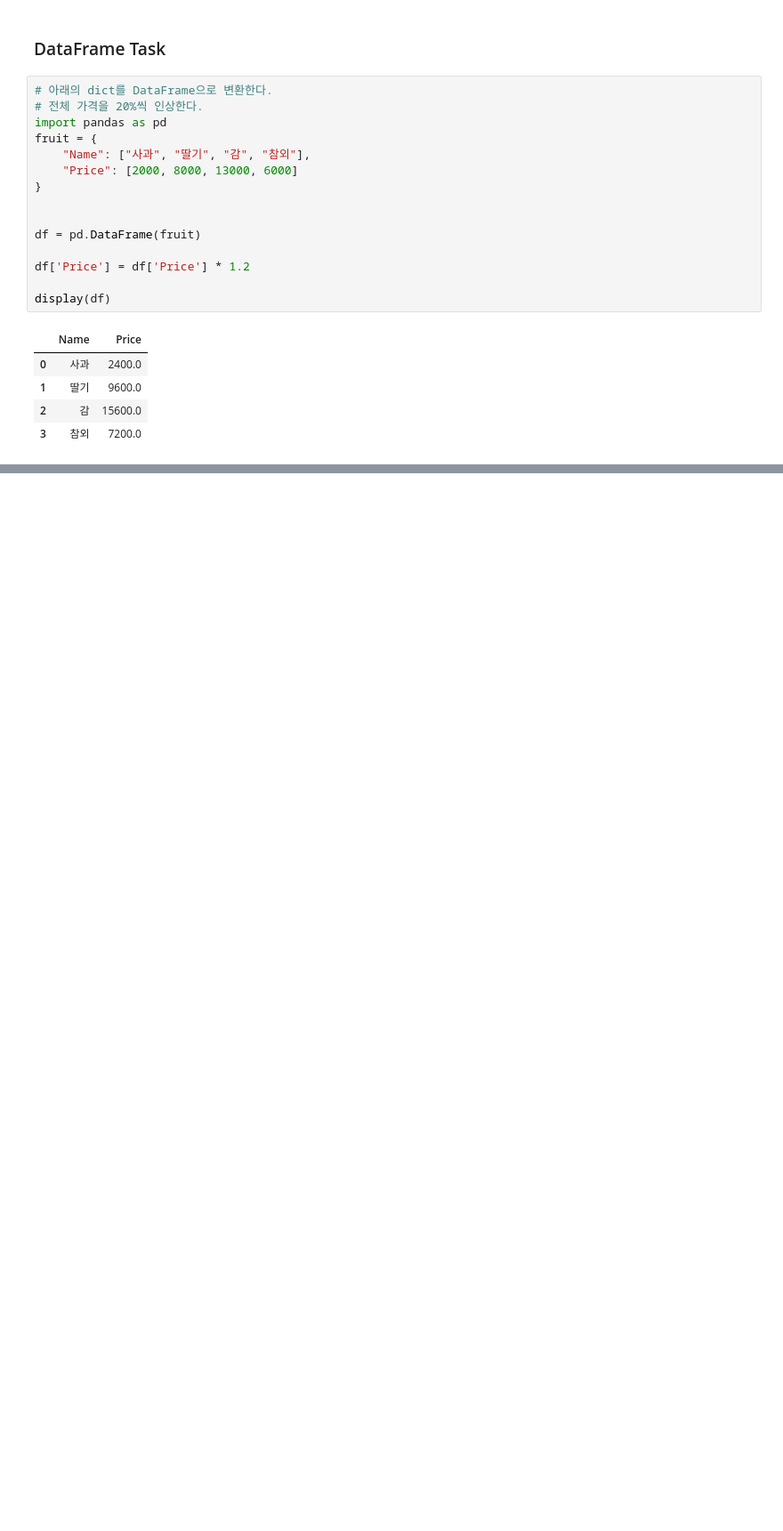
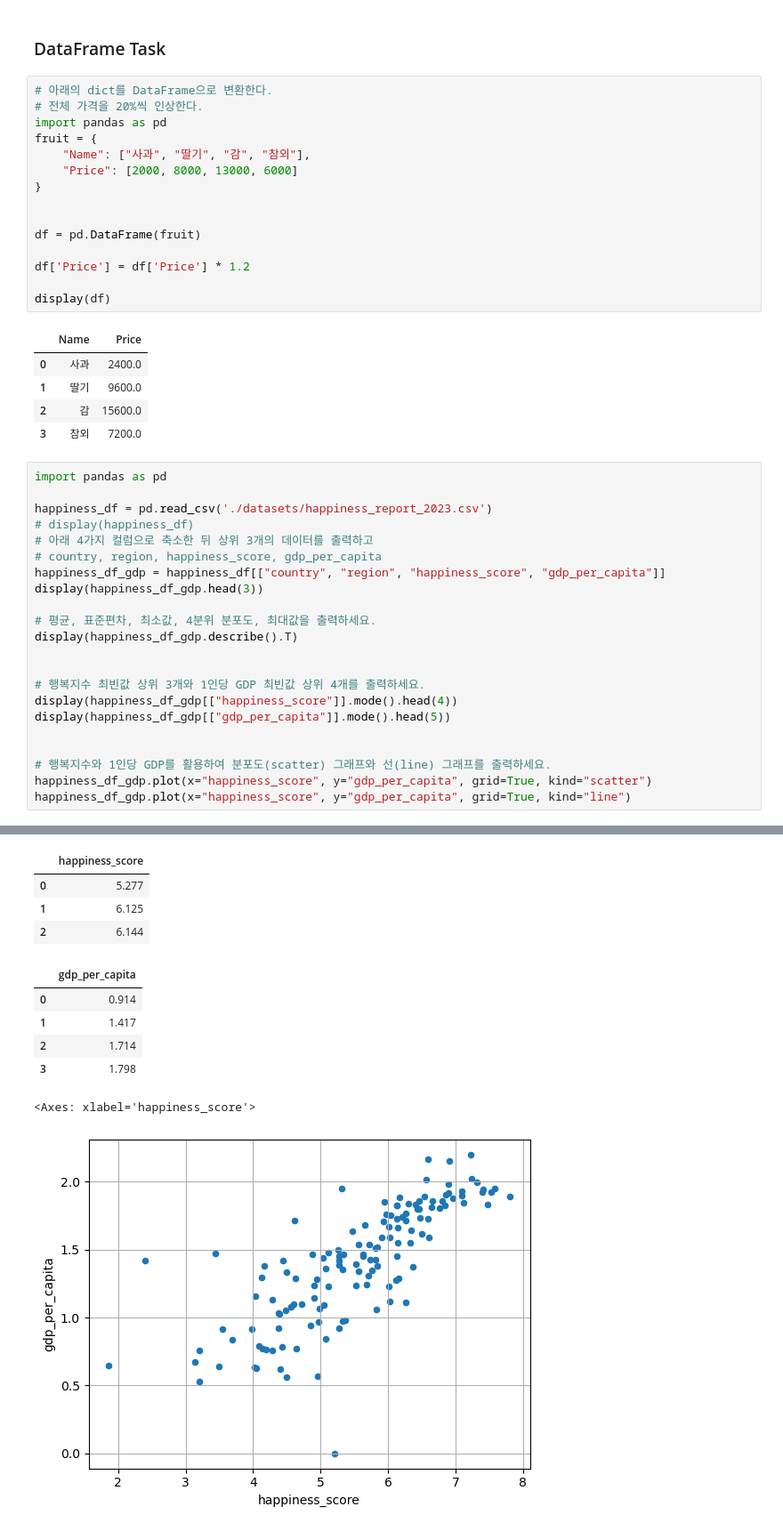
Before and after one commit to dev-ddokddak/study_data-analysis, a Jupyter notebook: b_Pandas_Task.ipynb, the cells around one changed output, grey strips where cells are left out. Shown: that part at 89% size. Drawn from its saved outputs; the diff is of its cells as text; blank space fills up the shorter version.

```diff
--- a/b_Pandas_Task.ipynb
+++ b/b_Pandas_Task.ipynb
@@ -21,3 +21,26 @@ display(df)
 | 1 | 딸기 | 9600.0 |
 | 2 | 감 | 15600.0 |
 | 3 | 참외 | 7200.0 |
+# %%
+import pandas as pd
+
+happiness_df = pd.read_csv('./datasets/happiness_report_2023.csv')
+# display(happiness_df)
+# 아래 4가지 컬럼으로 축소한 뒤 상위 3개의 데이터를 출력하고
+# country, region, happiness_score, gdp_per_capita
+happiness_df_gdp = happiness_df[["country", "region", "happiness_score", "gdp_per_capita"]]
+display(happiness_df_gdp.head(3))
+
+# 평균, 표준편차, 최소값, 4분위 분포도, 최대값을 출력하세요.
+display(happiness_df_gdp.describe().T)
+
+
+# 행복지수 최빈값 상위 3개와 1인당 GDP 최빈값 상위 4개를 출력하세요.
+display(happiness_df_gdp[["happiness_score"]].mode().head(4))
+display(happiness_df_gdp[["gdp_per_capita"]].mode().head(5))
+
+
+# 행복지수와 1인당 GDP를 활용하여 분포도(scatter) 그래프와 선(line) 그래프를 출력하세요.
+happiness_df_gdp.plot(x="happiness_score", y="gdp_per_capita", grid=True, kind="scatter")
+happiness_df_gdp.plot(x="happiness_score", y="gdp_per_capita", grid=True, kind="line")
+# %% [output]
@@ -23,0 +54,11 @@ display(df)
+|  | happiness_score |
+| 0 | 5.277 |
+| 1 | 6.125 |
+| 2 | 6.144 |
+|  | gdp_per_capita |
+| 0 | 0.914 |
+| 1 | 1.417 |
+| 2 | 1.714 |
+| 3 | 1.798 |
+<Axes: xlabel='happiness_score'>
+[figure, added]
```
Also changed, not shown: parts of 1 cell of this notebook, 2 other files.
